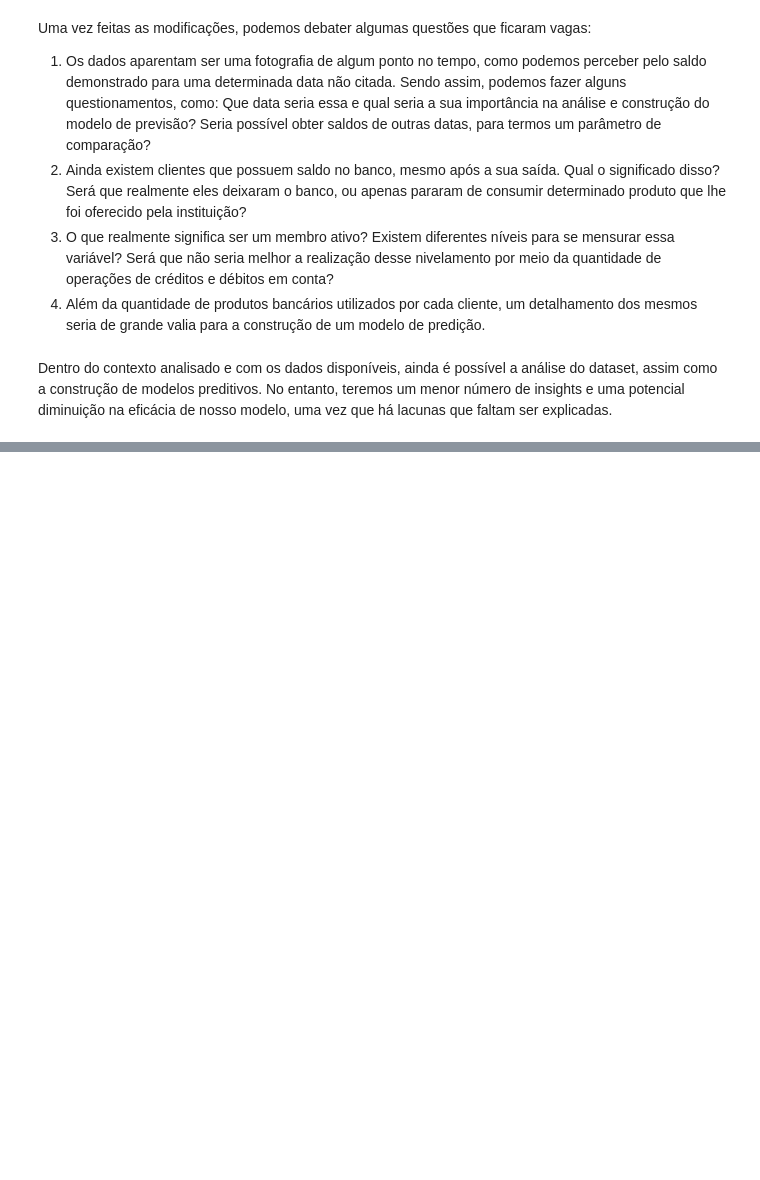
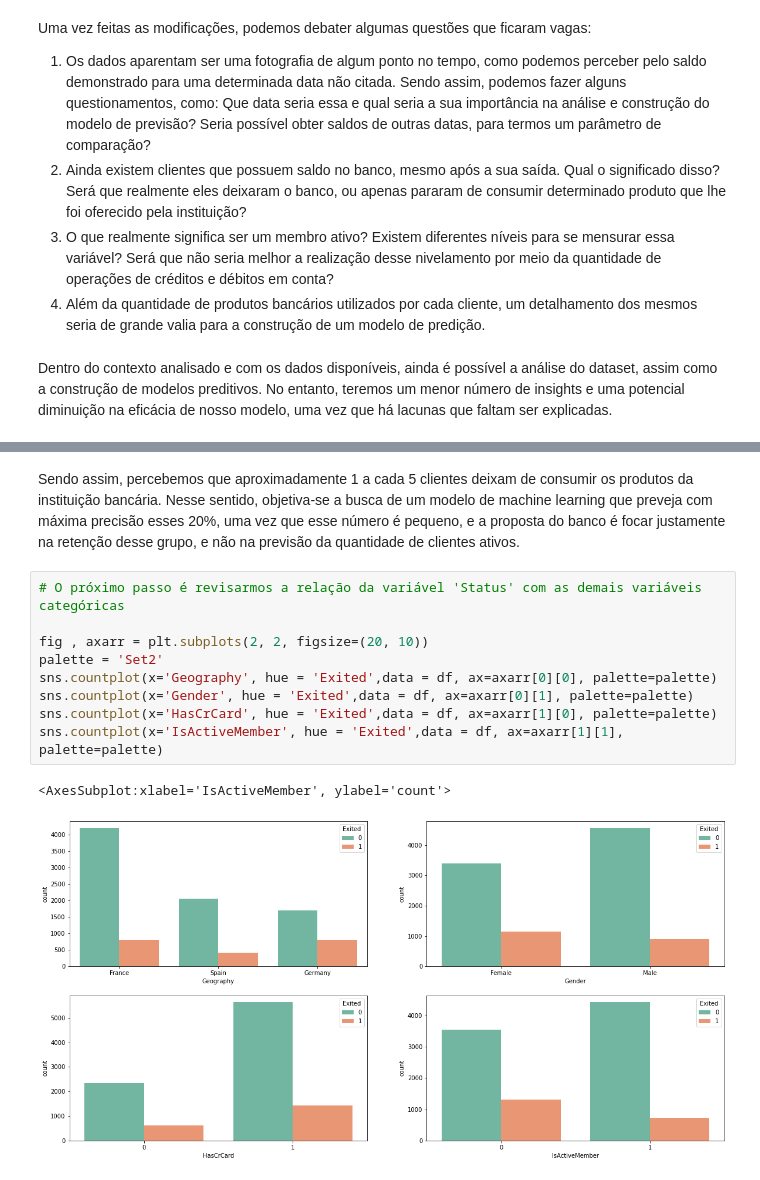
Before and after one commit to lucas-sls/Prevendo_churn_clientes, a Jupyter notebook: Análise e previsão do Churn de clientes em um banco.ipynb, the cells around one changed output, grey strips where cells are left out. Cells and saved outputs as stored; diff of their text form; blank space fills up the shorter version.

Commit message:
Atualização dos tópicos 1,2 e 3. Próximo tópico devo começar na feature engineer.

```diff
--- a/Análise e previsão do Churn de clientes em um banco.ipynb
+++ b/Análise e previsão do Churn de clientes em um banco.ipynb
@@ -130,0 +164,14 @@ Dentro do contexto analisado e com os dados disponíveis, ainda é possível a a
+# %% [markdown]
+Sendo assim, percebemos que aproximadamente 1 a cada 5 clientes deixam de consumir os produtos da instituição bancária. Nesse sentido, objetiva-se a busca de um modelo de machine learning que preveja com máxima precisão esses 20%, uma vez que esse número é pequeno, e a proposta do banco é focar justamente na retenção desse grupo, e não na previsão da quantidade de clientes ativos.
+# %%
+# O próximo passo é revisarmos a relação da variável 'Status' com as demais variáveis categóricas
+
+fig , axarr = plt.subplots(2, 2, figsize=(20, 10))
+palette = 'Set2'
+sns.countplot(x='Geography', hue = 'Exited',data = df, ax=axarr[0][0], palette=palette)
+sns.countplot(x='Gender', hue = 'Exited',data = df, ax=axarr[0][1], palette=palette)
+sns.countplot(x='HasCrCard', hue = 'Exited',data = df, ax=axarr[1][0], palette=palette)
+sns.countplot(x='IsActiveMember', hue = 'Exited',data = df, ax=axarr[1][1], palette=palette)
+# %% [output]
+<AxesSubplot:xlabel='IsActiveMember', ylabel='count'>
+[figure, added]
```
Also changed, not shown: parts of 8 cells of this notebook.
